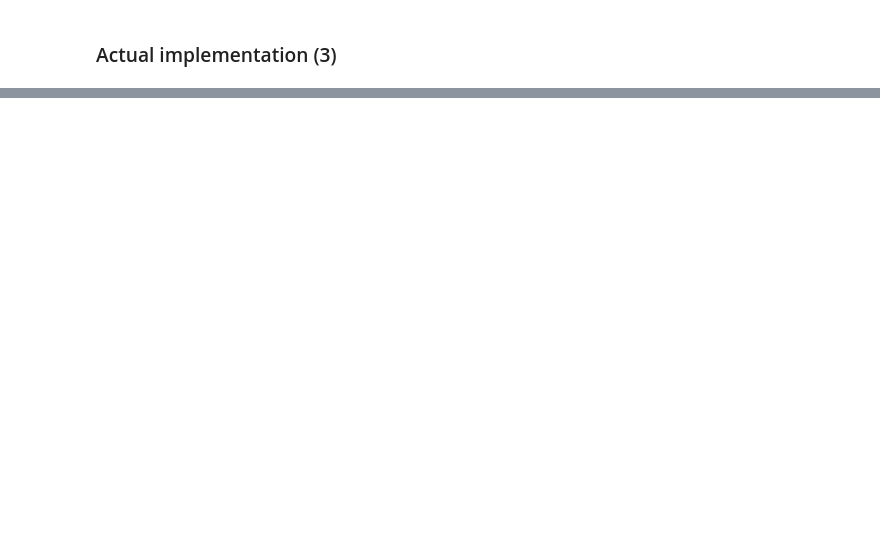
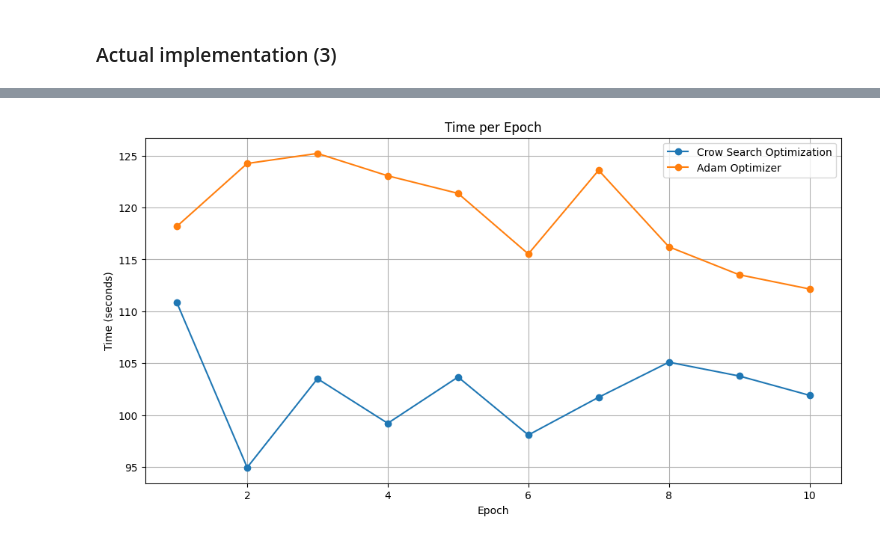
Before and after one commit to Shobhan0304/DDoS_attack_prediction_CNN, a Jupyter notebook: ddos_cnn_new.ipynb, the cells around one changed output, grey strips where cells are left out. Saved outputs shown, nothing was run; the diff lists cells and outputs as text; code cells hidden in the pictures; blank space fills up the shorter version.

```diff
--- a/ddos_cnn_new.ipynb
+++ b/ddos_cnn_new.ipynb
@@ -374,4 +364,4 @@ class CrowSearchOptimizer(torch.optim.Optimizer):
 optimizer = CrowSearchOptimizer(model.parameters(), lr=0.01, alpha=0.1, beta=0.1, gamma=0.1)
 # %%
 criterion = nn.CrossEntropyLoss()
-# optimizer = torch.optim.Adam(model.parameters(), lr = learning_rate)
+optimizer = torch.optim.Adam(model.parameters(), lr = learning_rate)
@@ -945,0 +968,12 @@ data_loader = DataLoader(dataset, batch_size=128, shuffle=True)
+# %%
+plt.figure(figsize=(12, 6))
+plt.plot(epochs, times, label='Crow Search Optimization', marker='o')
+plt.plot(epochs, times_cso, label='Adam Optimizer', marker='o')
+plt.xlabel('Epoch')
+plt.ylabel('Time (seconds)')
+plt.title('Time per Epoch')
+plt.legend()
+plt.grid(True)
+plt.show()
+# %% [output]
+[figure, added]
```
Also changed, not shown: parts of 69 cells of this notebook.
